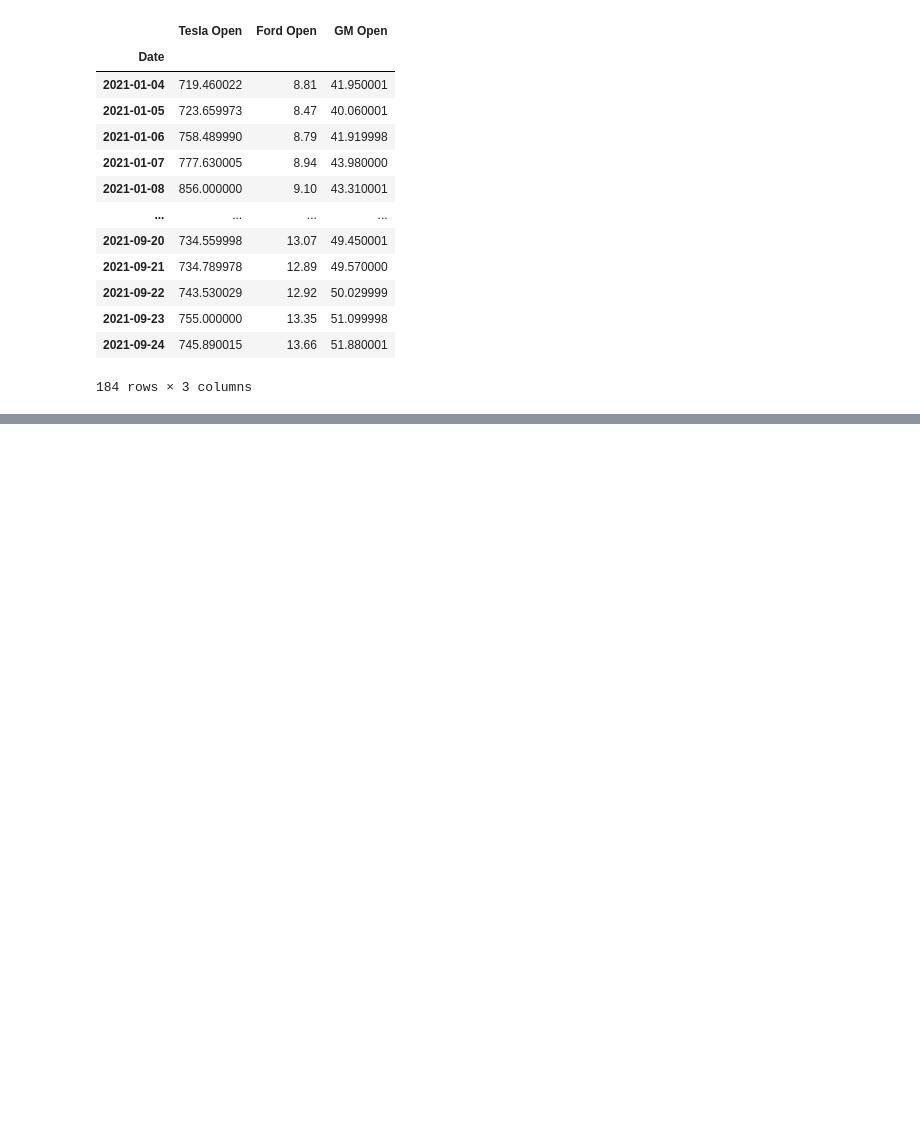
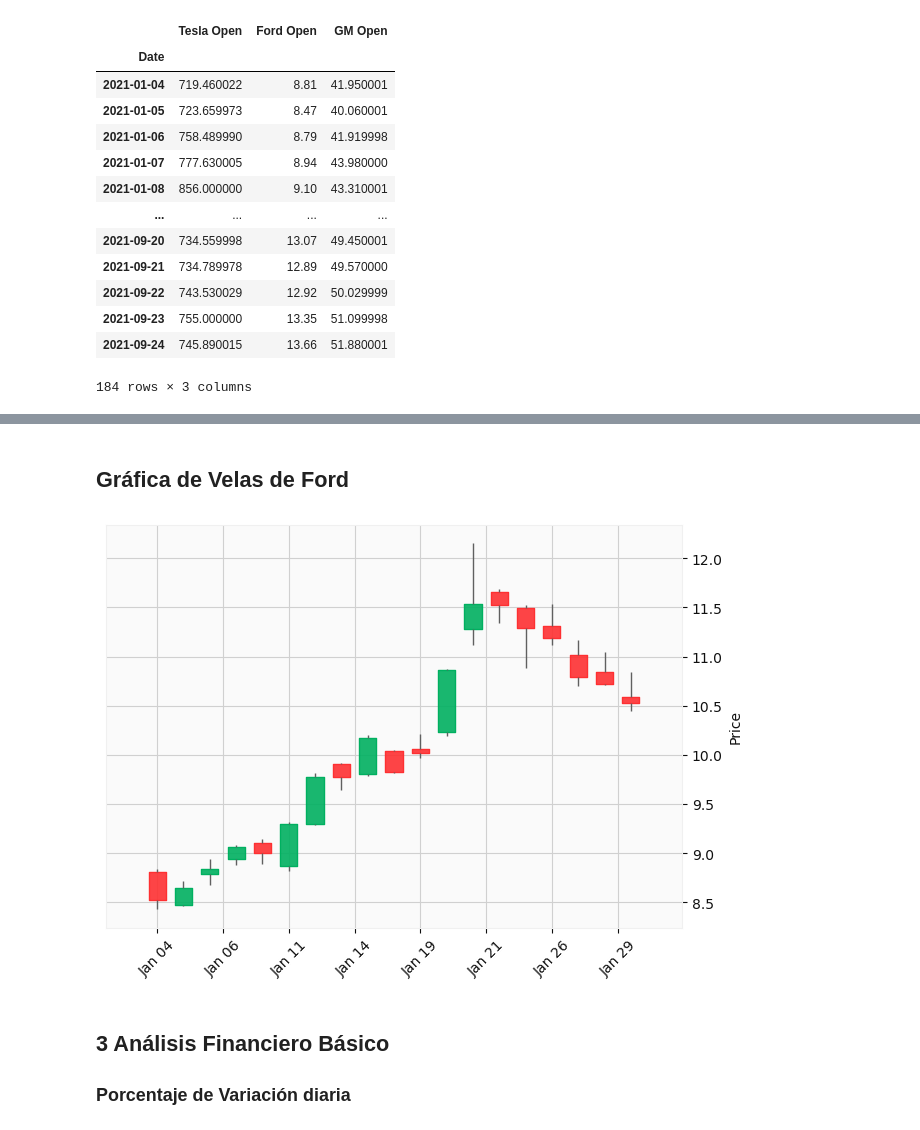
Before and after one commit to aligm81/Python-para-Finanzas, a Jupyter notebook: Proyecto Final Ali Matos.ipynb, the cells around one changed output, grey strips where cells are left out. Drawn from its saved outputs; the diff is of its cells as text; code cells hidden in the pictures; blank space fills up the shorter version.

```diff
--- a/Proyecto Final Ali Matos.ipynb
+++ b/Proyecto Final Ali Matos.ipynb
@@ -323,0 +316,16 @@ array([[<AxesSubplot:xlabel='Tesla Open', ylabel='Tesla Open'>,
+# %% [markdown]
+## Gráfica de Velas de Ford
+# %%
+import mplfinance as mpf
+
+ticker = 'F'
+inic = '2021-01-01'
+fin = '2021-01-31'
+data6 = pdr.DataReader (name=ticker,data_source='yahoo',start = inic, end = fin)
+
+mpf.plot (data6,type='candle', style='yahoo')
+# %% [output]
+[figure, added]
+# %% [markdown]
+## 3 Análisis Financiero Básico
+### Porcentaje de Variación diaria
```
Also changed, not shown: parts of 29 cells of this notebook.
